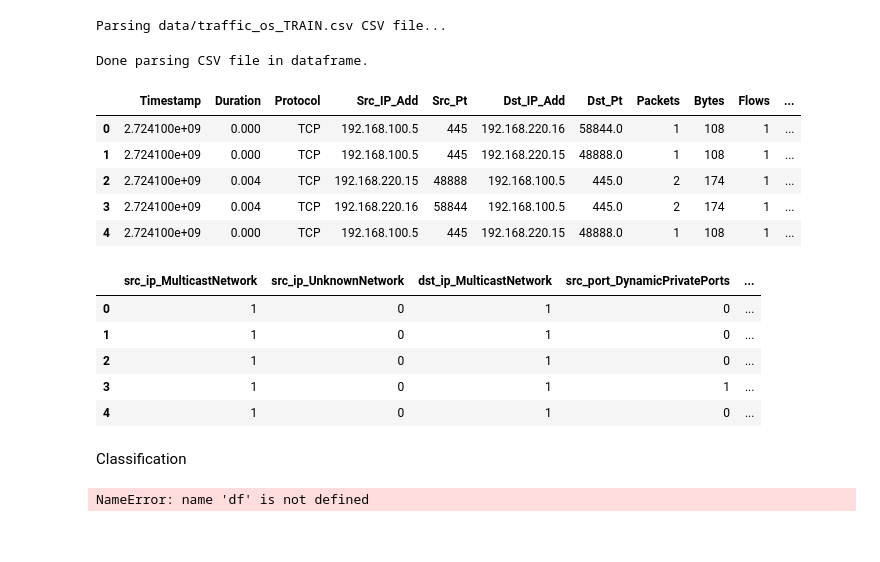
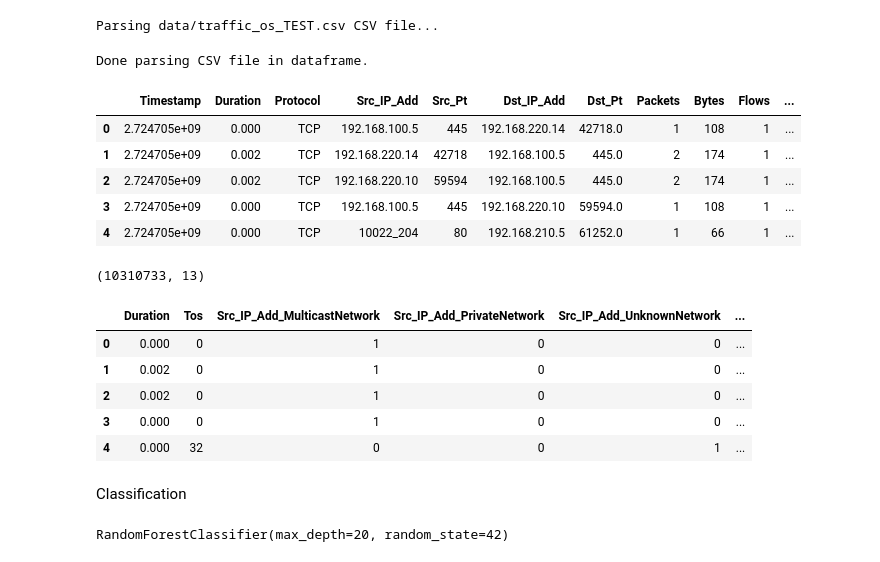
Before and after one commit to mauxnier/ia-di-projet, a Jupyter notebook: challenge2/challenge2.ipynb, the cells around one changed output. Saved outputs shown, nothing was run; the diff lists cells and outputs as text; code cells hidden in the pictures.

```diff
--- a/challenge2/challenge2.ipynb
+++ b/challenge2/challenge2.ipynb
@@ -134,34 +100,38 @@ def preprocess_df(df):
 
     return df
 # %%
-csv_file = "data/traffic_os_TRAIN.csv"
-# csv_file = "challenge2/data/traffic_os_TEST.csv"
-df_file = "data/df_traffic_train.pkl"
-# df_file = "challenge2/data/df_traffic_test.pkl"
+# csv_file = "data/traffic_os_TRAIN.csv"
+csv_file = "data/traffic_os_TEST.csv"
+# df_file = "data/df_traffic_train.pkl"
+df_file = "data/df_traffic_test.pkl"
 
 df = parse_csv_to_dataframe(csv_file)
 df.head()
 # %% [output]
-Parsing data/traffic_os_TRAIN.csv CSV file...
+Parsing data/traffic_os_TEST.csv CSV file...
 Done parsing CSV file in dataframe.
 |  | Timestamp | Duration | Protocol | Src_IP_Add | Src_Pt | Dst_IP_Add | Dst_Pt | Packets | Bytes | Flows | ... |
-| 0 | 2.724100e+09 | 0.000 | TCP | 192.168.100.5 | 445 | 192.168.220.16 | 58844.0 | 1 | 108 | 1 | ... |
-| 1 | 2.724100e+09 | 0.000 | TCP | 192.168.100.5 | 445 | 192.168.220.15 | 48888.0 | 1 | 108 | 1 | ... |
-| 2 | 2.724100e+09 | 0.004 | TCP | 192.168.220.15 | 48888 | 192.168.100.5 | 445.0 | 2 | 174 | 1 | ... |
-| 3 | 2.724100e+09 | 0.004 | TCP | 192.168.220.16 | 58844 | 192.168.100.5 | 445.0 | 2 | 174 | 1 | ... |
-| 4 | 2.724100e+09 | 0.000 | TCP | 192.168.100.5 | 445 | 192.168.220.15 | 48888.0 | 1 | 108 | 1 | ... |
+| 0 | 2.724705e+09 | 0.000 | TCP | 192.168.100.5 | 445 | 192.168.220.14 | 42718.0 | 1 | 108 | 1 | ... |
+| 1 | 2.724705e+09 | 0.002 | TCP | 192.168.220.14 | 42718 | 192.168.100.5 | 445.0 | 2 | 174 | 1 | ... |
+| 2 | 2.724705e+09 | 0.002 | TCP | 192.168.220.10 | 59594 | 192.168.100.5 | 445.0 | 2 | 174 | 1 | ... |
+| 3 | 2.724705e+09 | 0.000 | TCP | 192.168.100.5 | 445 | 192.168.220.10 | 59594.0 | 1 | 108 | 1 | ... |
+| 4 | 2.724705e+09 | 0.000 | TCP | 10022_204 | 80 | 192.168.210.5 | 61252.0 | 1 | 66 | 1 | ... |
 # %%
-# Supposons que df est votre DataFrame initial
-df_subset = df.head(100000).copy()  # Sélectionner les 100 000 premières lignes
+# Nombre de lignes et de colonnes
+print(df.shape)
 
-# Maintenant, appliquez le prétraitement sur df_subset
-df_subset = preprocess_df(df_subset)
+# df_subset = df.head(100).copy()  # Sélectionner les 100 000 premières lignes
+
+# Appliquer la fonction de preprocessing
+df_preprocessed = preprocess_df(df)
+# %% [output]
+(10310733, 13)
 # %%
-df_subset.head()
+df_preprocessed.head()
 # %% [output]
-|  | src_ip_MulticastNetwork | src_ip_UnknownNetwork | dst_ip_MulticastNetwork | src_port_DynamicPrivatePorts | ... |
-| 0 | 1 | 0 | 1 | 0 | ... |
-| 1 | 1 | 0 | 1 | 0 | ... |
-| 2 | 1 | 0 | 1 | 0 | ... |
-| 3 | 1 | 0 | 1 | 1 | ... |
-| 4 | 1 | 0 | 1 | 0 | ... |
+|  | Duration | Tos | Src_IP_Add_MulticastNetwork | Src_IP_Add_PrivateNetwork | Src_IP_Add_UnknownNetwork | ... |
+| 0 | 0.000 | 0 | 1 | 0 | 0 | ... |
+| 1 | 0.002 | 0 | 1 | 0 | 0 | ... |
+| 2 | 0.002 | 0 | 1 | 0 | 0 | ... |
+| 3 | 0.000 | 0 | 1 | 0 | 0 | ... |
+| 4 | 0.000 | 32 | 0 | 0 | 1 | ... |
@@ -170,18 +142,20 @@ Classification
 # %%
 from sklearn.model_selection import train_test_split
 from sklearn.ensemble import RandomForestClassifier
-from sklearn.metrics import classification_report
+
+df_train = pd.read_pickle("data/df_traffic_train.pkl")
+df_train["Dst_Pt_RegisteredPorts"] = 0
+# print(df_train.head())
+# breakpoint()
 
 # Supposons que votre DataFrame s'appelle df
-X = df.drop(['tag_normal', 'tag_attack', 'tag_victim'], axis=1)
-y = df[['tag_normal', 'tag_attack', 'tag_victim']]
-y.head()
+X = df_train.drop(['Tag_normal', 'Tag_attacker', 'Tag_victim'], axis=1)
+y = df_train[['Tag_normal', 'Tag_attacker', 'Tag_victim']]
 
-X_train, X_test, y_train, y_test = train_test_split(X, y, test_size=0.2, random_state=42)
-rf = RandomForestClassifier(n_estimators=100, random_state=42)
+# X_train, X_test, y_train, y_test = train_test_split(X, y, test_size=0.2, random_state=42)
+rf = RandomForestClassifier(n_estimators=100, max_depth=20, random_state=42)
 
-rf.fit(X_train, y_train)
-y_pred = rf.predict(X_test)
-print(classification_report(y_test, y_pred))
+rf.fit(X, y)
+# y_pred = rf.predict(X_test)
 # %% [output]
-NameError: name 'df' is not defined
+RandomForestClassifier(max_depth=20, random_state=42)
```
Also changed, not shown: parts of 7 cells of this notebook, 2 other files.
